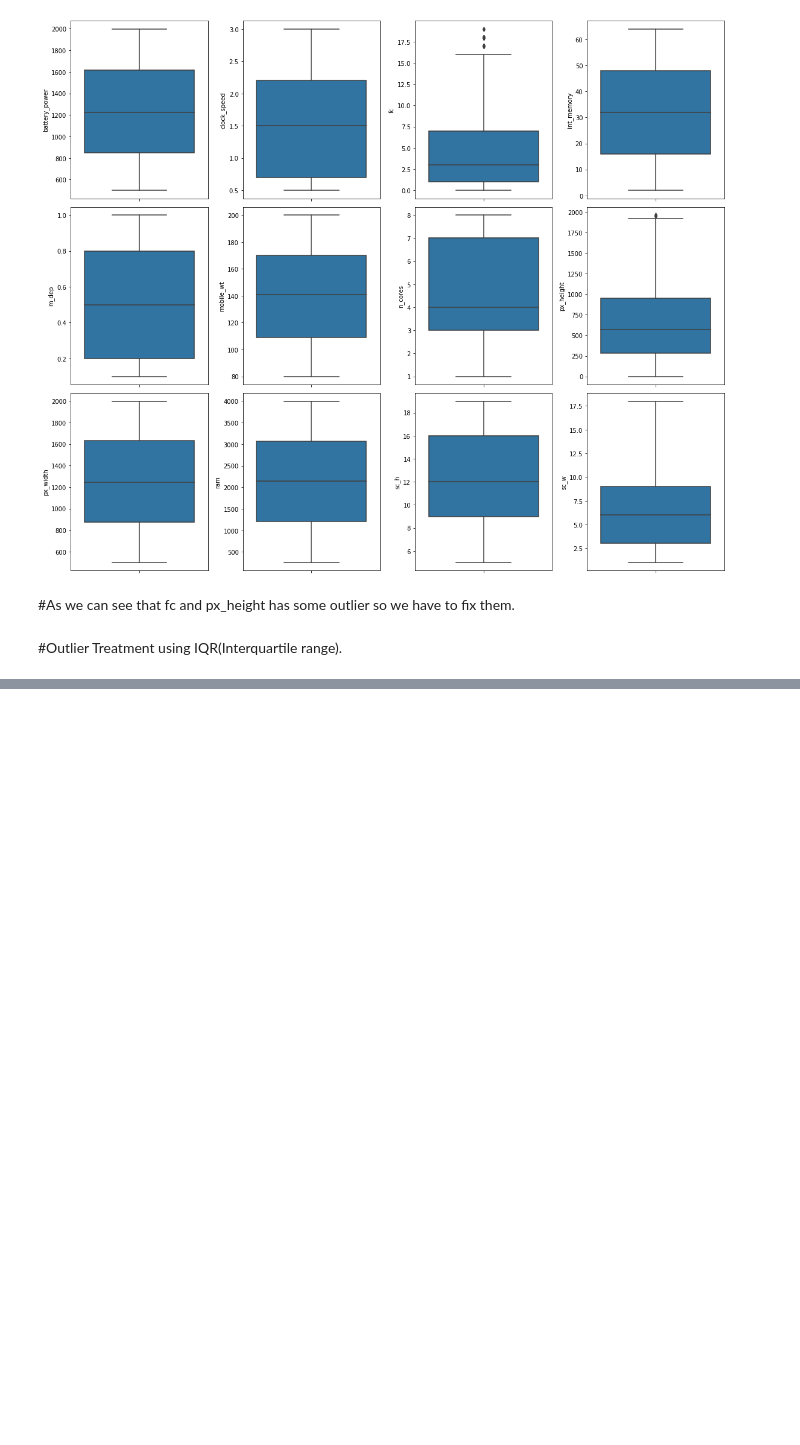
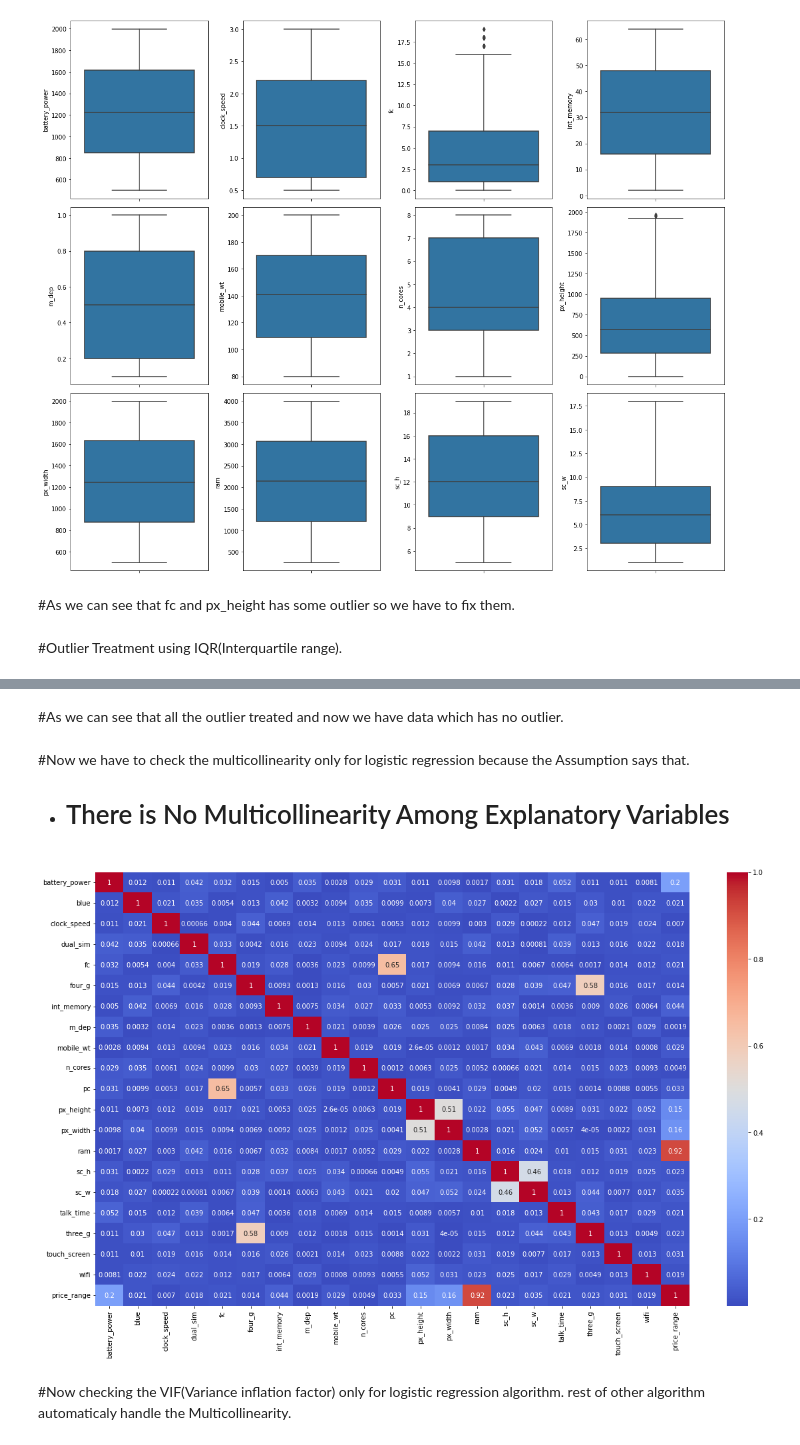
Before and after one commit to Lovejeet-Singh-31/Mobile-Price-Range-Prediction, a Jupyter notebook: Mobile_Price_Range_Prediction.ipynb, the cells around one changed output, grey strips where cells are left out. Cells and saved outputs as stored; diff of their text form; code cells hidden in the pictures; blank space fills up the shorter version.

```diff
--- a/Mobile_Price_Range_Prediction.ipynb
+++ b/Mobile_Price_Range_Prediction.ipynb
@@ -433,0 +448,16 @@ mobile_data = mobile_df[(mobile_df['px_height'] <= Q3)]
+# %% [markdown]
+#As we can see that all the outlier treated and now we have data which has no outlier.
+# %% [markdown]
+#Now we have to check the multicollinearity only for logistic regression because the Assumption says that.
+
+*   # There is No Multicollinearity Among Explanatory Variables
+# %%
+## Correlation heatmap
+plt.figure(figsize=(20,12))
+correlation = mobile_df.corr()
+sns.heatmap(abs(correlation), annot=True, cmap='coolwarm')
+plt.show()
+# %% [output]
+[figure, added]
+# %% [markdown]
+#Now checking the VIF(Variance inflation factor) only for logistic regression algorithm. rest of other algorithm automaticaly handle the Multicollinearity.
```
Also changed, not shown: parts of 23 cells of this notebook.
